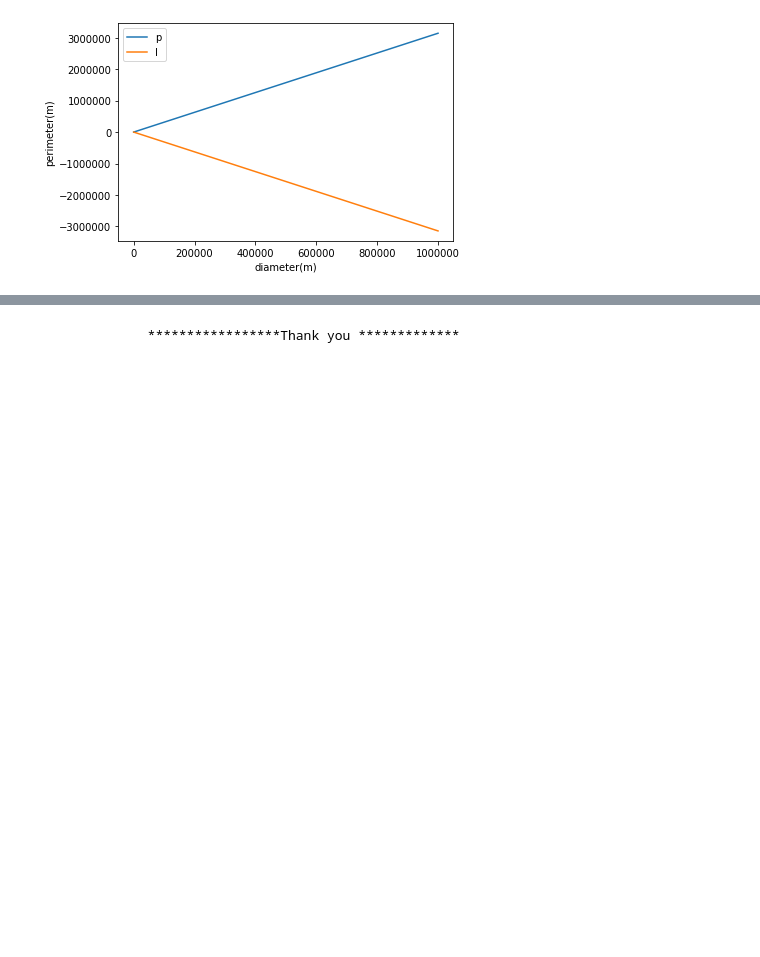
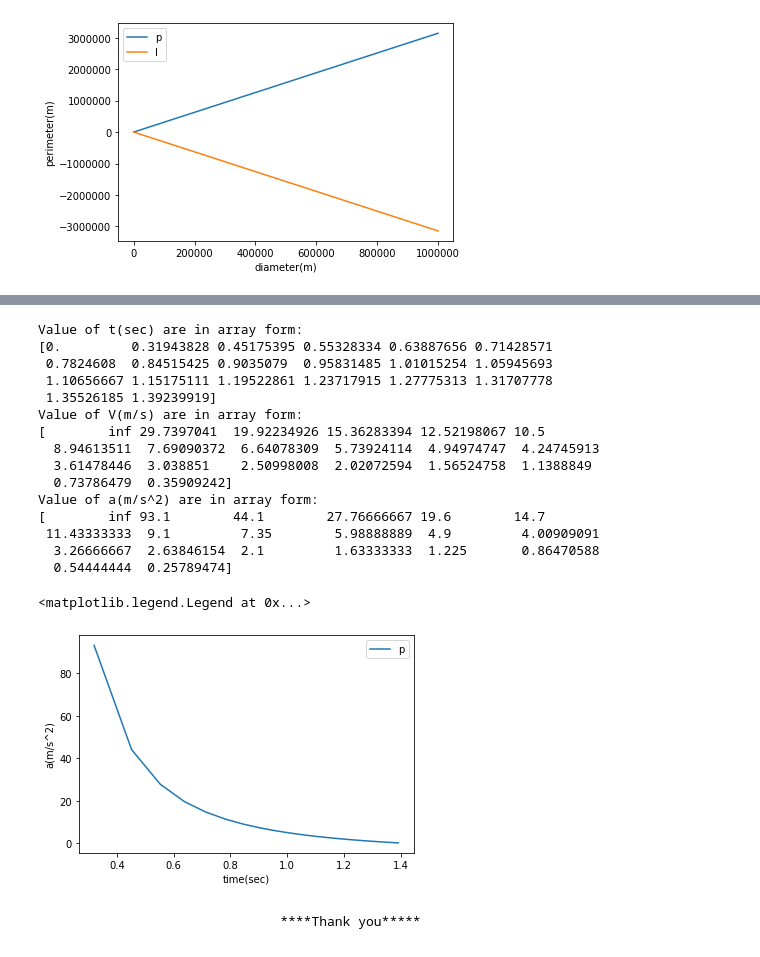
Before and after one commit to Devendra20-20/Computing, a Jupyter notebook: Basic_Problems.ipynb, the cells around one changed output, grey strips where cells are left out. Saved outputs shown, nothing was run; the diff lists cells and outputs as text; code cells hidden in the pictures; blank space fills up the shorter version.

```diff
--- a/Basic_Problems.ipynb
+++ b/Basic_Problems.ipynb
@@ -157,2 +292,43 @@ plt.legend('plot d vs p')
+# %%
+import numpy as np
+#from scipy import special as sp
+import matplotlib.pyplot as plt
+#import pandas as pd
+#matplotlib inline
+#import math as mt
+y= np.array([10.,9.5, 9. , 8.5, 8. , 7.5, 7. , 6.5, 6. , 5.5, 5. ,4.5, 4. , 3.5, 3. , 2.5, 2. ,1.5, 1. , 0.5])
+h0=10
+g=9.8
+t=np.sqrt(2*(h0-y)/g)
+print("Value of t(sec) are in array form:")
+print(t)
+v=y/t
+print("Value of V(m/s) are in array form:")
+print(v)
+a=v/t
+print("Value of a(m/s^2) are in array form:")
+print(a)
+plt.plot(t, a, label='up')
+plt.xlabel('time(sec)')
+plt.ylabel('a(m/s^2)')
+plt.legend('plot t vs a')
+# %% [output]
+Value of t(sec) are in array form:
+[0.         0.31943828 0.45175395 0.55328334 0.63887656 0.71428571
+ 0.7824608  0.84515425 0.9035079  0.95831485 1.01015254 1.05945693
+ 1.10656667 1.15175111 1.19522861 1.23717915 1.27775313 1.31707778
+ 1.35526185 1.39239919]
+Value of V(m/s) are in array form:
+[        inf 29.7397041  19.92234926 15.36283394 12.52198067 10.5
+  8.94613511  7.69090372  6.64078309  5.73924114  4.94974747  4.24745913
+  3.61478446  3.038851    2.50998008  2.02072594  1.56524758  1.1388849
+  0.73786479  0.35909242]
+Value of a(m/s^2) are in array form:
+[        inf 93.1        44.1        27.76666667 19.6        14.7
+ 11.43333333  9.1         7.35        5.98888889  4.9         4.00909091
+  3.26666667  2.63846154  2.1         1.63333333  1.225       0.86470588
+  0.54444444  0.25789474]
+<matplotlib.legend.Legend at 0x...>
+[figure, added]
 # %% [markdown]
-                *****************Thank you *************
+                                 ****Thank you*****
```
Also changed, not shown: parts of 9 cells of this notebook.
